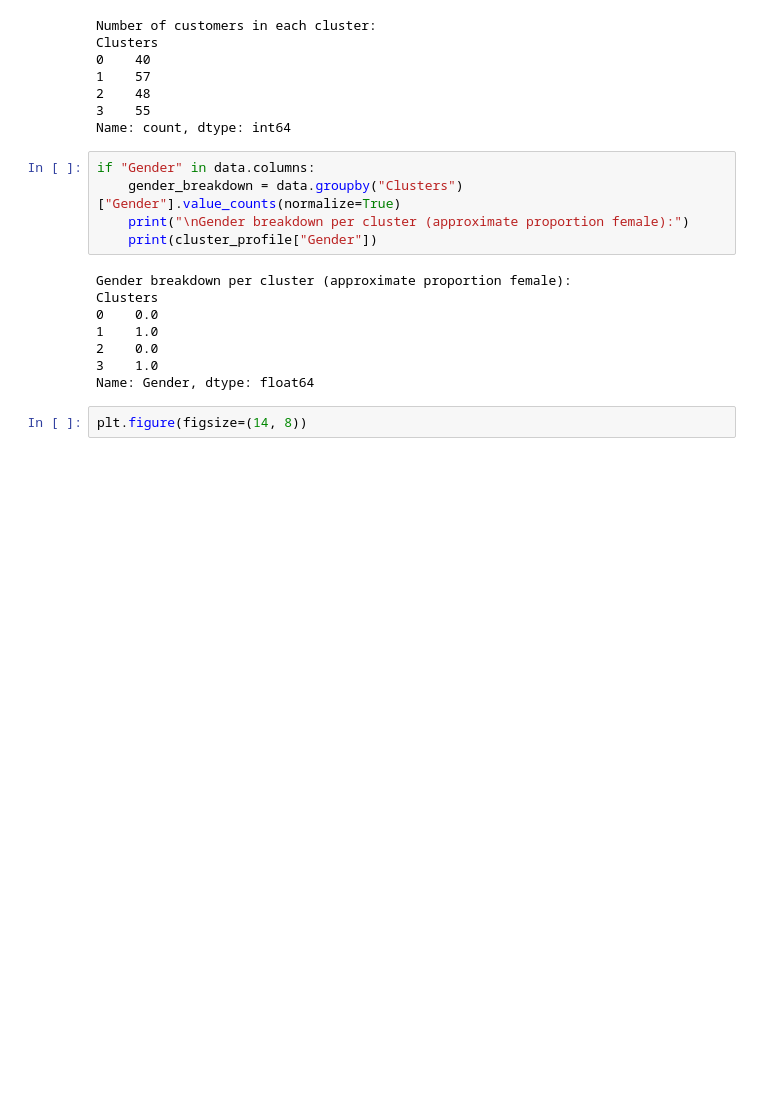
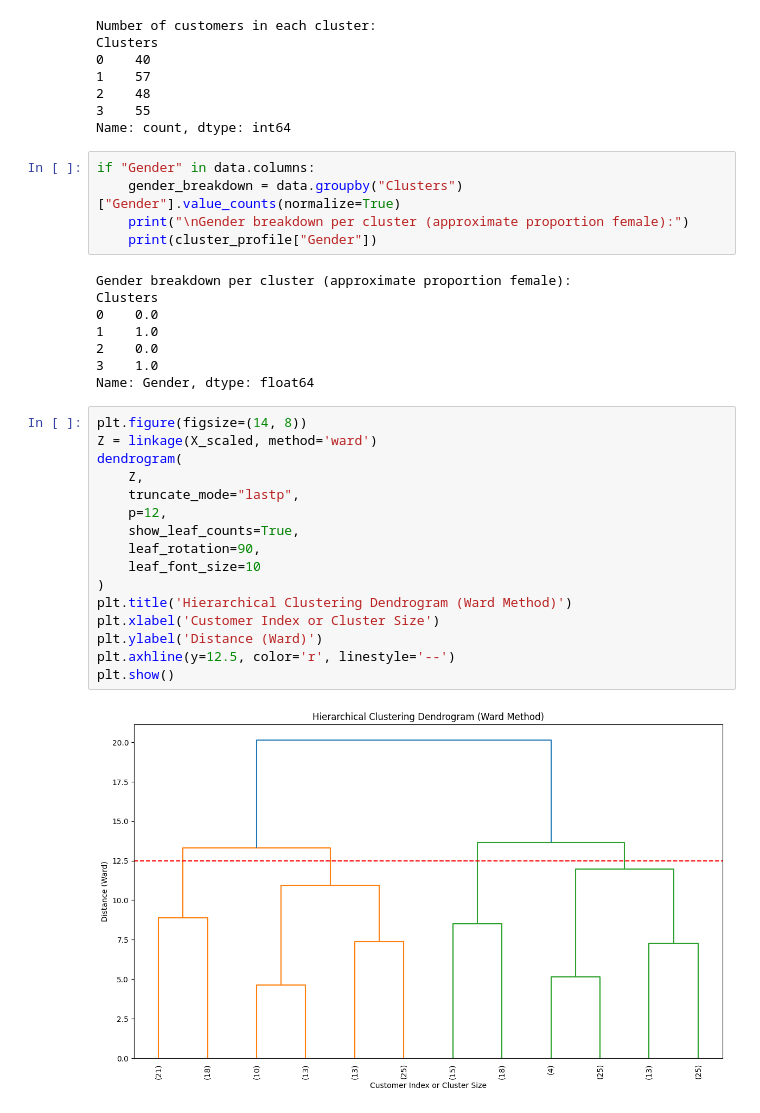
Before and after one commit to kamijoseph/Mall-Customer-Segmentation, a Jupyter notebook: notebooks/main.ipynb, the cells around one changed output. Cells and saved outputs as stored; diff of their text form; blank space fills up the shorter version.

Commit message:
scipy dendrogram

```diff
--- a/notebooks/main.ipynb
+++ b/notebooks/main.ipynb
@@ -339,3 +339,19 @@ Clusters
 Name: Gender, dtype: float64
 # %%
 plt.figure(figsize=(14, 8))
+Z = linkage(X_scaled, method='ward')
+dendrogram(
+    Z,
+    truncate_mode="lastp",
+    p=12,
+    show_leaf_counts=True,
+    leaf_rotation=90,
+    leaf_font_size=10
+)
+plt.title('Hierarchical Clustering Dendrogram (Ward Method)')
+plt.xlabel('Customer Index or Cluster Size')
+plt.ylabel('Distance (Ward)')
+plt.axhline(y=12.5, color='r', linestyle='--')
+plt.show()
+# %% [output]
+[figure, added]
```
Also changed, not shown: 2 other files.
